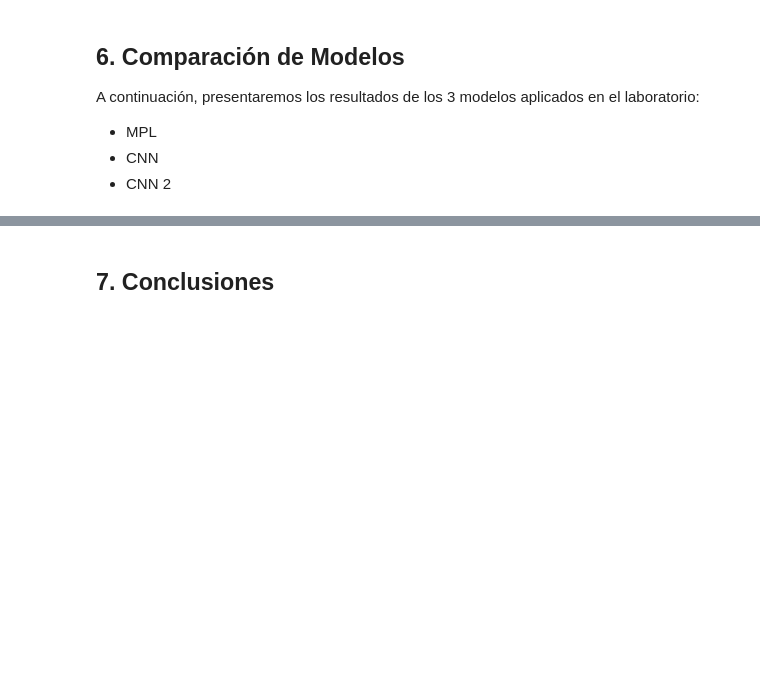
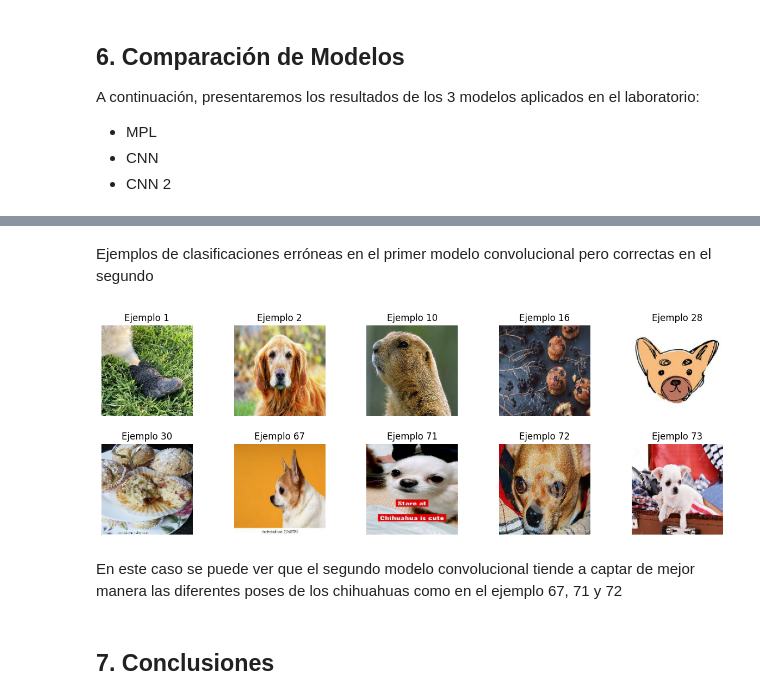
Before and after one commit to DiegoLeonG96/Tarea2_MLA, a Jupyter notebook: Tarea_2_MLA.ipynb, the cells around one changed output, grey strips where cells are left out. Drawn from its saved outputs; the diff is of its cells as text; code cells hidden in the pictures; blank space fills up the shorter version.

```diff
--- a/Tarea_2_MLA.ipynb
+++ b/Tarea_2_MLA.ipynb
@@ -415,2 +468,25 @@ weighted avg       0.92      0.92      0.92      1184
+# %% [markdown]
+Ejemplos de clasificaciones erróneas en el primer modelo convolucional pero correctas en el segundo
+# %%
+# Ejemplo de uso con datos de prueba:
+n_examples = 10
+n_rows = 2
+
+# Filtrar las imágenes y títulos a mostrar
+filtered_images = [X_test[i] / 255 for i in range(len(y_test)) \
+                   if y_pred_cnn2[i] == y_test[i] and y_pred_cnn[i] != y_test[i]]
+filtered_titles = [f'Ejemplo {i}' for i in range(len(y_test)) \
+                   if y_pred_cnn2[i] == y_test[i] and y_pred_cnn[i] != y_test[i]]
+
+# Limitar al número de ejemplos deseados
+filtered_images = filtered_images[:n_examples]
+filtered_titles = filtered_titles[:n_examples]
+
+# Llamar a la función para graficar
+plot_images_in_grid(filtered_images, filtered_titles, n_examples=n_examples, n_rows=n_rows)
+# %% [output]
+[figure, added]
+# %% [markdown]
+En este caso se puede ver que el segundo modelo convolucional tiende a captar de mejor manera las diferentes poses de los chihuahuas como en el ejemplo 67, 71 y 72
 # %% [markdown]
 ## 7. Conclusiones
```
Also changed, not shown: parts of 10 cells of this notebook.
